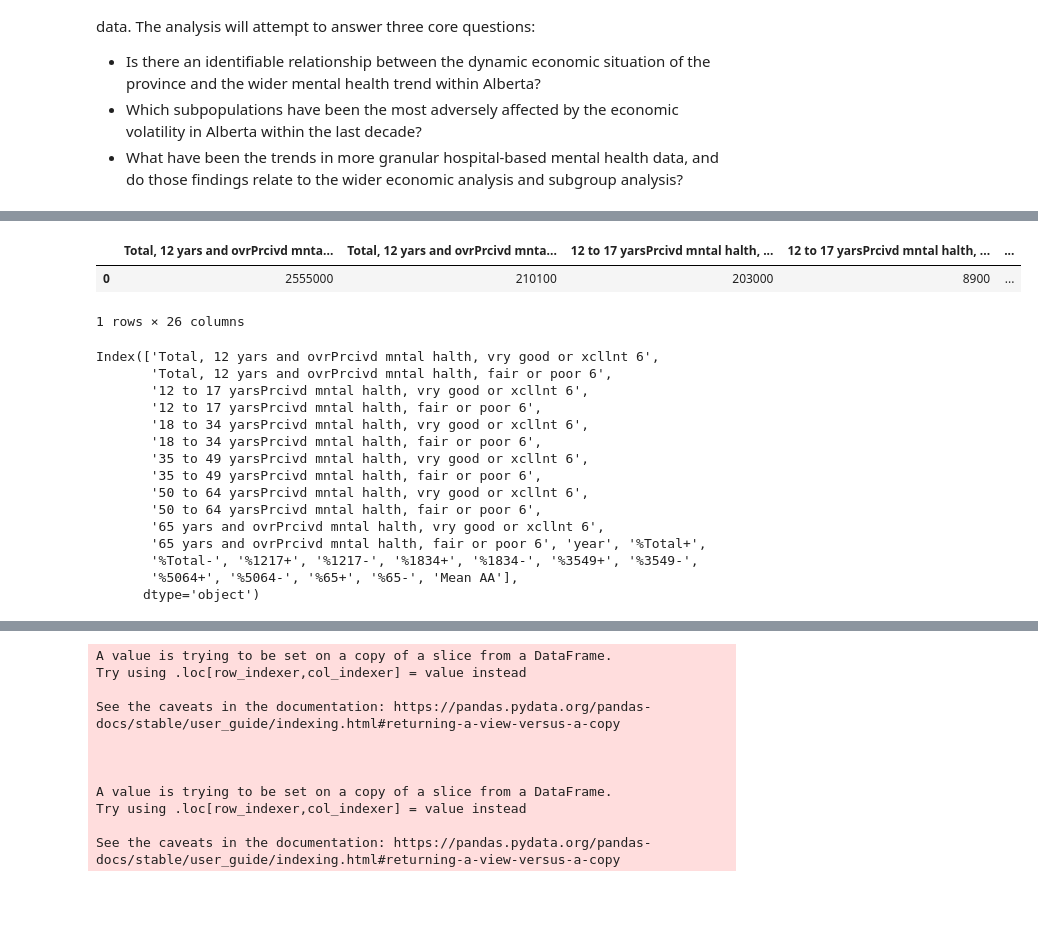
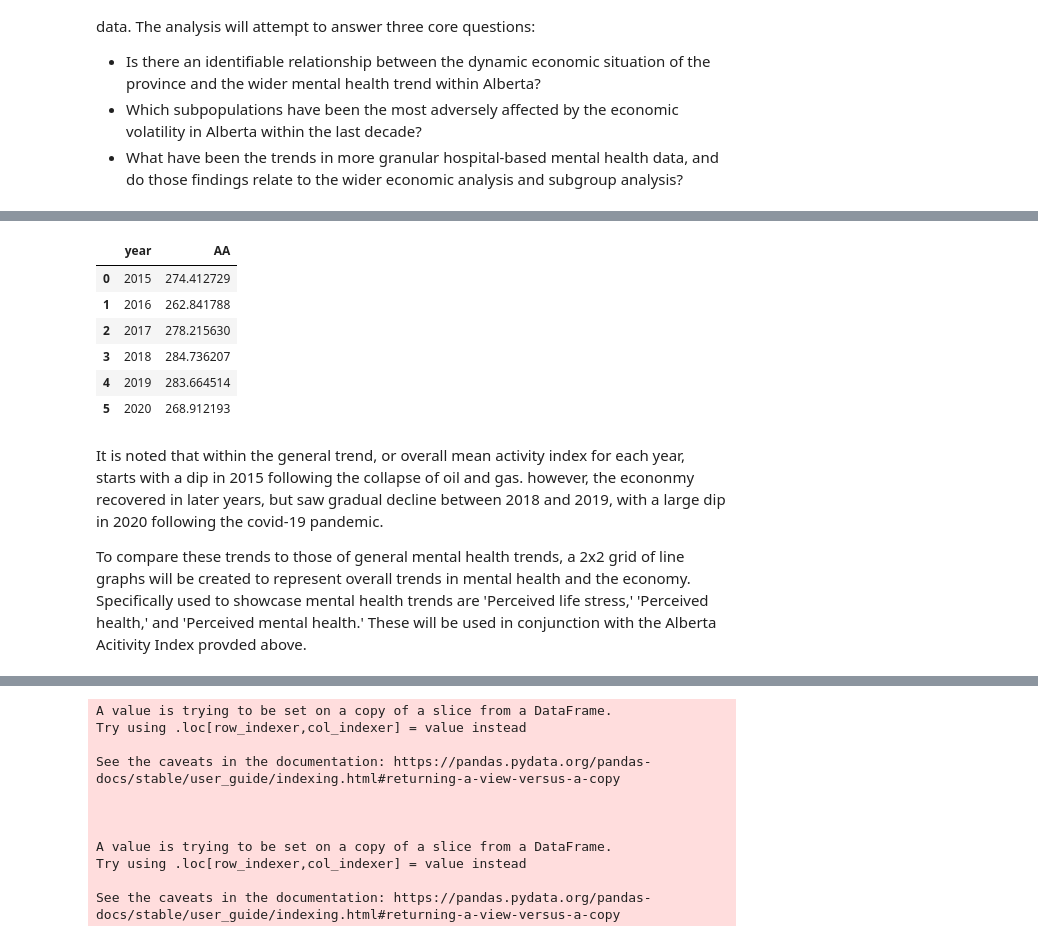
Before and after one commit to Jonpeters3/601_Project, a Jupyter notebook: 601_1_DreamTeam.ipynb, the cells around one changed output, grey strips where cells are left out. Saved outputs shown, nothing was run; the diff lists cells and outputs as text; code cells hidden in the pictures; blank space fills up the shorter version.

```diff
--- a/601_1_DreamTeam.ipynb
+++ b/601_1_DreamTeam.ipynb
@@ -50,35 +71,23 @@ https://open.alberta.ca/opendata/alberta-activity-index-data-tables
 # %%
 AA = pd.read_excel("ActivityIndex.xlsx")
 AA.dropna(axis=1, inplace=True)
 AA['year'] = pd.DatetimeIndex(AA['Date']).year
 AA['month'] = pd.DatetimeIndex(AA['Date']).month
-AA = AA.groupby('year', as_index=False).aggregate('mean').drop(['month'], axis = 1)
-AA.columns=['year', 'Mean AA']
+#AA = AA.groupby('year', as_index=False).aggregate('mean').drop(['month'], axis = 1)
+AA.columns=['date', 'AA', 'year', 'month']
 AA = AA[AA['year'] >= 2015]
 AA =  AA[AA['year'] < 2021]
-
-main_MH = main_MH.merge(AA, on='year')
-display(main_MH.head(1))
+AA.groupby('year', as_index=False).aggregate('mean').drop(['month'], axis = 1)
 # %% [output]
-|  | Total, 12 yars and ovrPrcivd mnta... | Total, 12 yars and ovrPrcivd mnta... | 12 to 17 yarsPrcivd mntal halth, ... | 12 to 17 yarsPrcivd mntal halth, ... | ... |
-| 0 | 2555000 | 210100 | 203000 | 8900 | ... |
+|  | year | AA |
+| 0 | 2015 | 274.412729 |
+| 1 | 2016 | 262.841788 |
+| 2 | 2017 | 278.215630 |
+| 3 | 2018 | 284.736207 |
+| 4 | 2019 | 283.664514 |
+| 5 | 2020 | 268.912193 |
-1 rows × 26 columns
-# %%
-main_MH.columns
-# %% [output]
-Index(['Total, 12 yars and ovrPrcivd mntal halth, vry good or xcllnt 6',
-       'Total, 12 yars and ovrPrcivd mntal halth, fair or poor 6',
-       '12 to 17 yarsPrcivd mntal halth, vry good or xcllnt 6',
-       '12 to 17 yarsPrcivd mntal halth, fair or poor 6',
-       '18 to 34 yarsPrcivd mntal halth, vry good or xcllnt 6',
-       '18 to 34 yarsPrcivd mntal halth, fair or poor 6',
-       '35 to 49 yarsPrcivd mntal halth, vry good or xcllnt 6',
-       '35 to 49 yarsPrcivd mntal halth, fair or poor 6',
-       '50 to 64 yarsPrcivd mntal halth, vry good or xcllnt 6',
-       '50 to 64 yarsPrcivd mntal halth, fair or poor 6',
-       '65 yars and ovrPrcivd mntal halth, vry good or xcllnt 6',
-       '65 yars and ovrPrcivd mntal halth, fair or poor 6', 'year', '%Total+',
-       '%Total-', '%1217+', '%1217-', '%1834+', '%1834-', '%3549+', '%3549-',
-       '%5064+', '%5064-', '%65+', '%65-', 'Mean AA'],
-      dtype='object')
+# %% [markdown]
+It is noted that within the general trend, or overall mean activity index for each year, starts with a dip in 2015 following the collapse of oil and gas. however, the econonmy recovered in later years, but saw gradual decline between 2018 and 2019, with a large dip in 2020 following the covid-19 pandemic.
+
+To compare these trends to those of general mental health trends, a 2x2 grid of line graphs will be created to represent overall trends in mental health and the economy. Specifically used to showcase mental health trends are 'Perceived life stress,' 'Perceived health,' and 'Perceived mental health.' These will be used in conjunction with the Alberta Acitivity Index provded above.
 # %%
```
Also changed, not shown: parts of 13 cells of this notebook.
